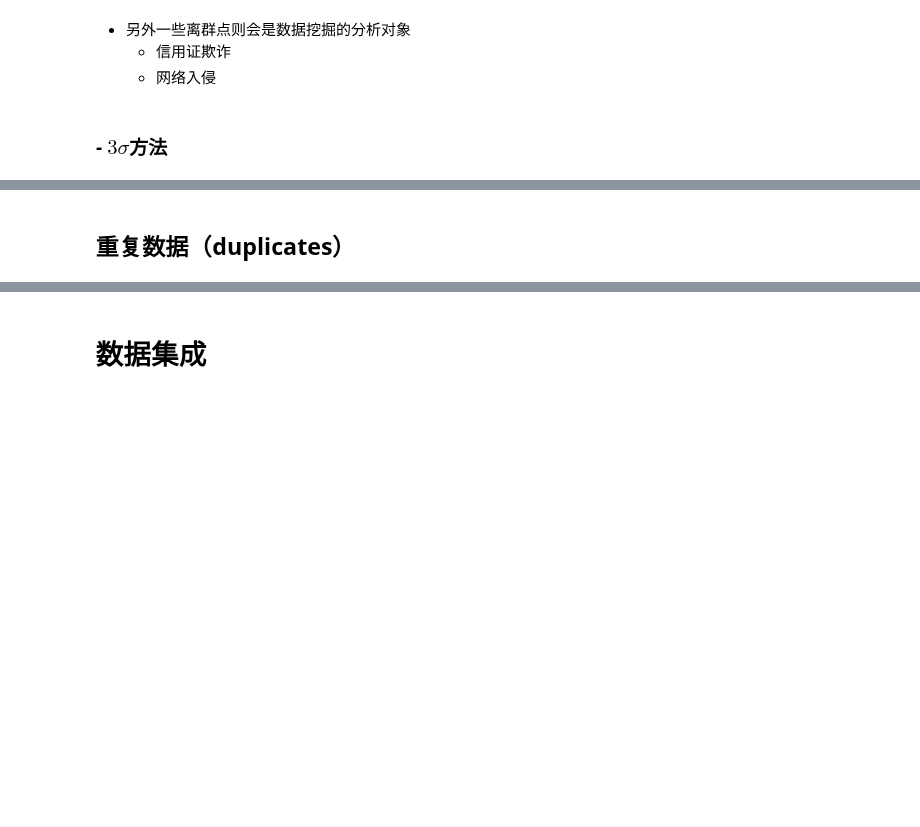
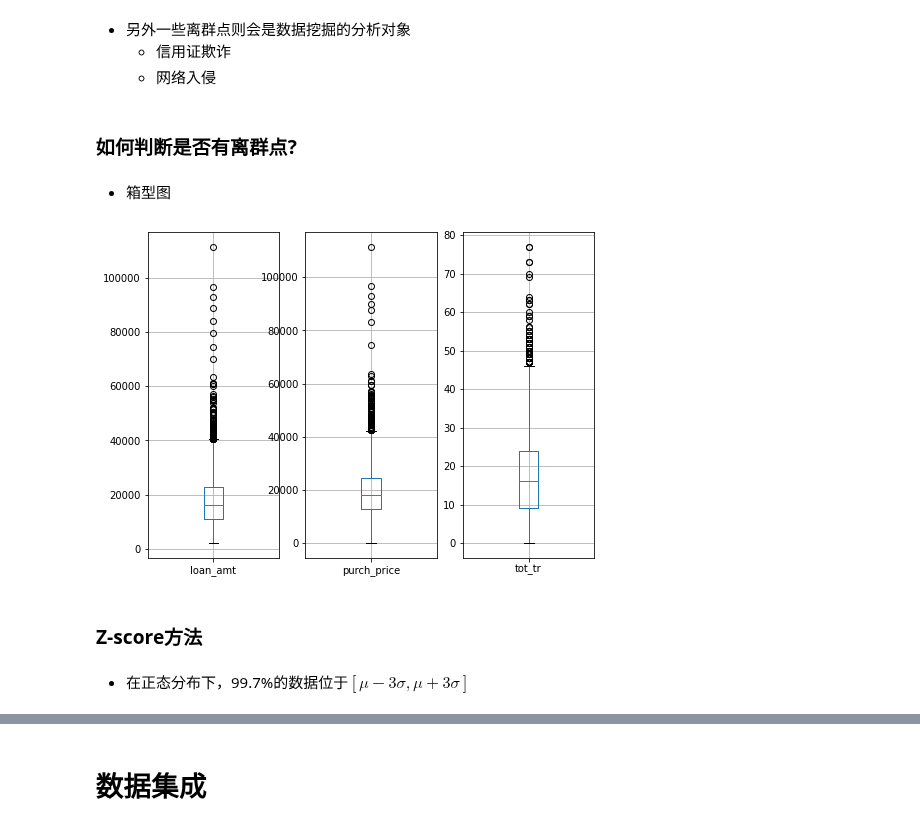
Before and after one commit to christinemu/biz-mining, a Jupyter notebook: DataExplore.ipynb, the cells around one changed output, grey strips where cells are left out. Saved outputs shown, nothing was run; the diff lists cells and outputs as text; code cells hidden in the pictures; blank space fills up the shorter version.

```diff
--- a/DataExplore.ipynb
+++ b/DataExplore.ipynb
@@ -1058,7 +1183,17 @@ DataFrame.interpolate(method='linear', axis=0, limit=None, inplace=False, limit_
 - 另外一些离群点则会是数据挖掘的分析对象
     + 信用证欺诈
     + 网络入侵
-# %% [markdown]
-### - $3\sigma$方法
+# %% [markdown]
+### 如何判断是否有离群点?
+# %% [markdown]
+- 箱型图
+# %%
+_ = accept[['loan_amt','purch_price','tot_tr']].plot(kind='box',figsize=(8,6),subplots=True,layout=(1,3),grid=True)
+# %% [output]
+[figure, added]
+# %% [markdown]
+### Z-score方法
+# %% [markdown]
+- 在正态分布下，99.7%的数据位于$[\mu-3\sigma,\mu+3\sigma]$
 # %% [markdown]
 <img src="./img/pandas/normalDist.png" width=50%>
@@ -1068,2 +1199,0 @@ DataFrame.interpolate(method='linear', axis=0, limit=None, inplace=False, limit_
-# %% [markdown]
-## 重复数据（duplicates）
```
Also changed, not shown: parts of 80 cells of this notebook.
